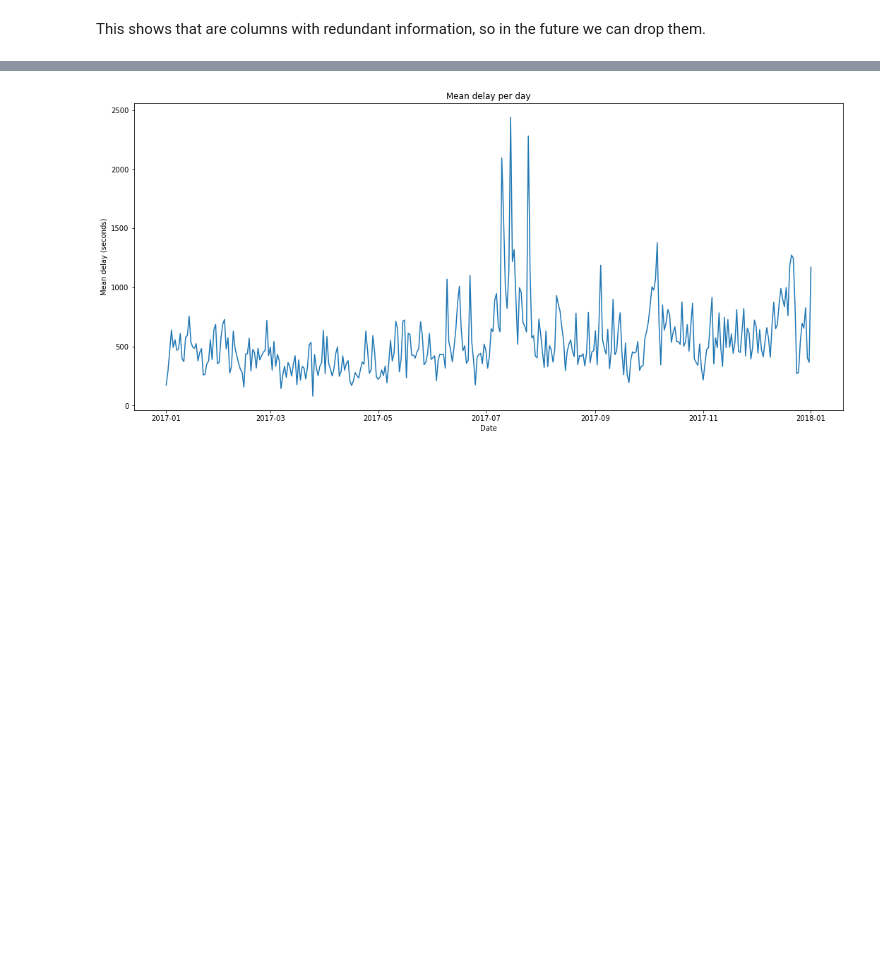
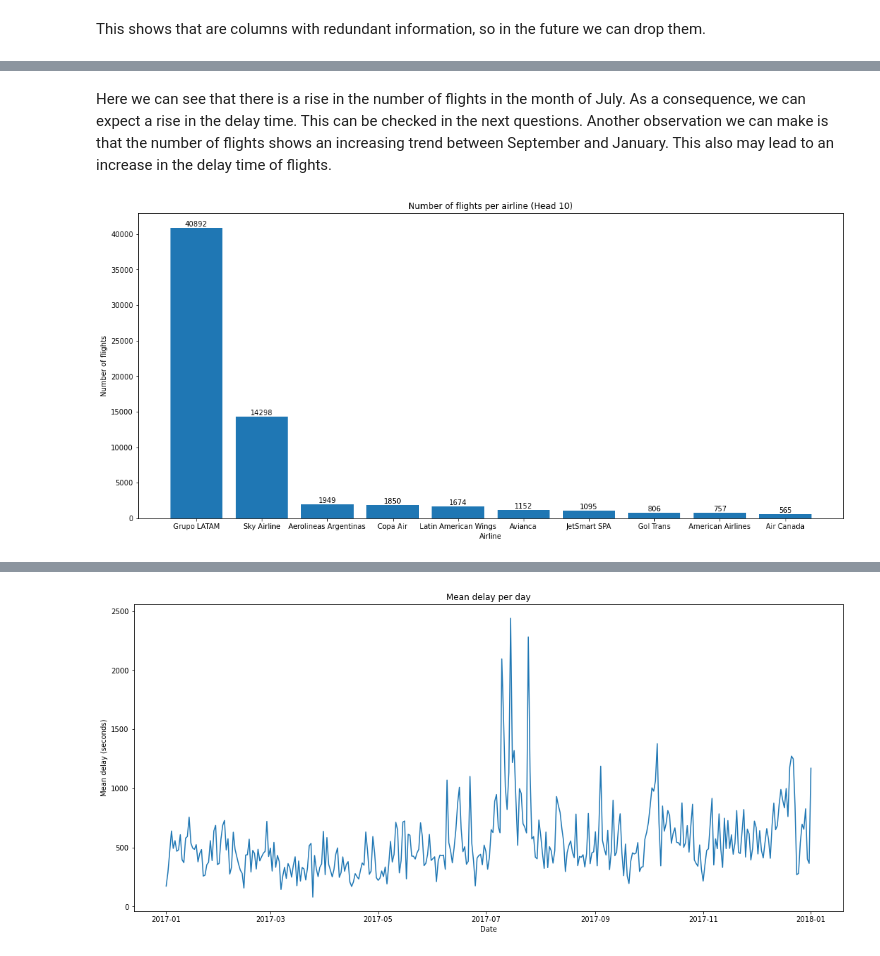
Before and after one commit to Konnits/Latam-Postulation, a Jupyter notebook: solution.ipynb, the cells around one changed output, grey strips where cells are left out. Saved outputs shown, nothing was run; the diff lists cells and outputs as text; code cells hidden in the pictures; blank space fills up the shorter version.

Commit message:
Third question answered

```diff
--- a/solution.ipynb
+++ b/solution.ipynb
@@ -113,0 +152,11 @@ Below we will avoid to include analysis that does not involve the delay of the f
+# %% [markdown]
+Here we can see that there is a rise in the number of flights in the month of July. As a consequence, we can expect a rise in the delay time. This can be checked in the next questions. Another observation we can make is that the number of flights shows an increasing trend between September and January. This also may lead to an increase in the delay time of flights.
+# %%
+col = "OPERA"
+
+aux = data.groupby("OPERA").count().reset_index()[["OPERA", "Fecha-I"]].sort_values("Fecha-I", ascending = False)
+aux = aux.head(10)
+
+plot_hist(aux, "OPERA", "Fecha-I", "Number of flights per airline (Head 10)", "Airline", "Number of flights", text = True)
+# %% [output]
+[figure, added]
```
Also changed, not shown: parts of 36 cells of this notebook.
